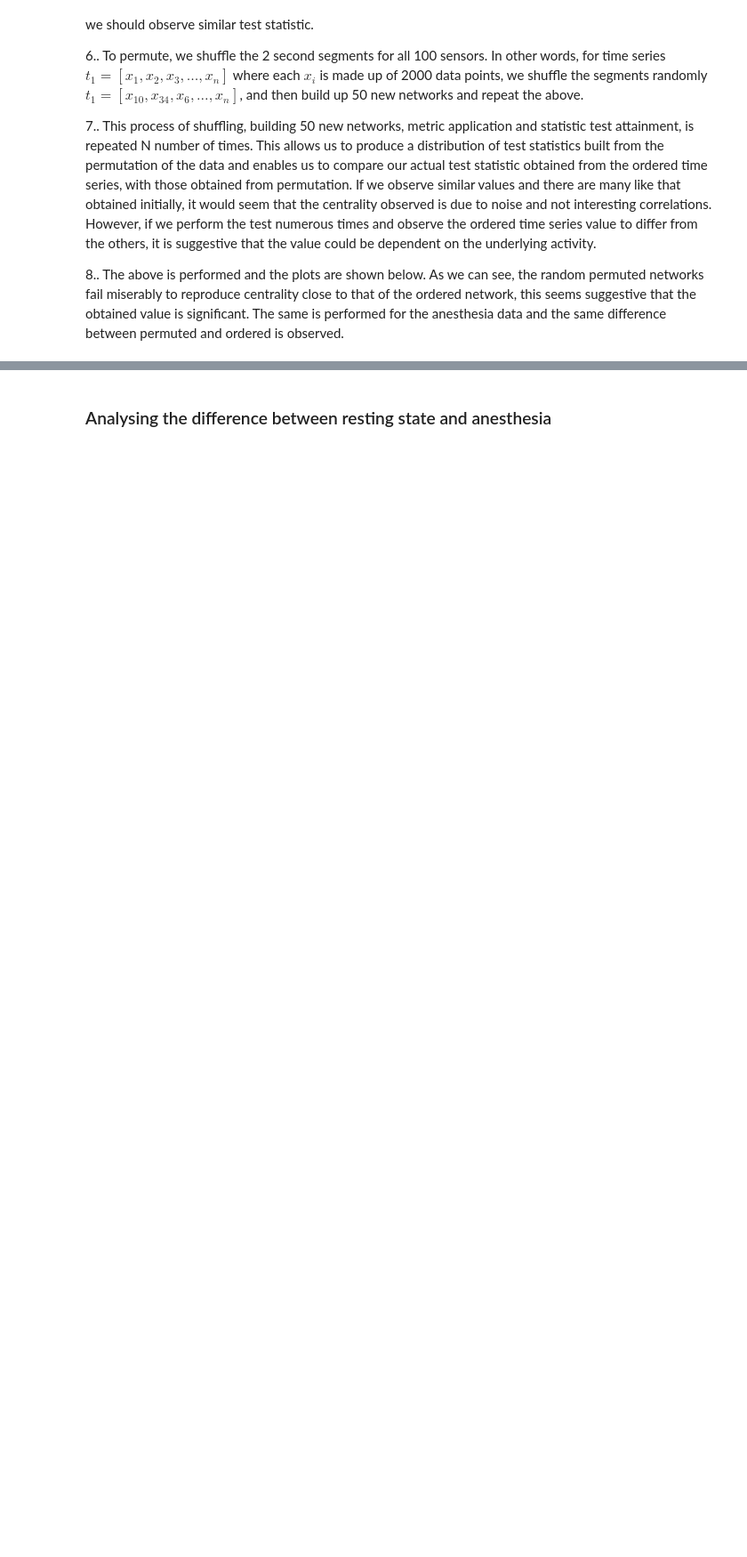
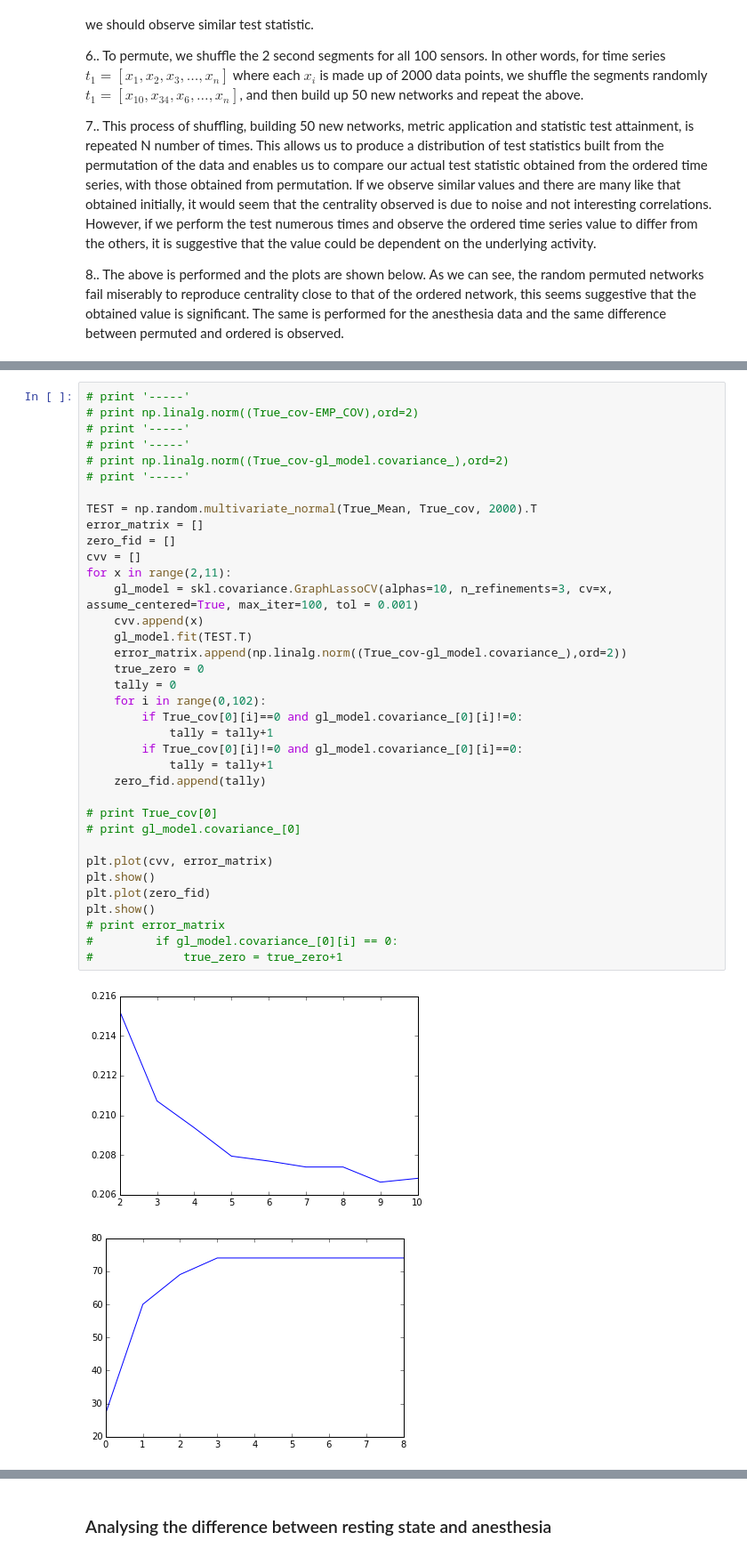
Before and after one commit to Rick-E/Honours, a Jupyter notebook: research_report/python_code/Honours_Data_Pipeline.ipynb, the cells around one changed output, grey strips where cells are left out. Shown: that part at 89% size. Saved outputs shown, nothing was run; the diff lists cells and outputs as text; blank space fills up the shorter version.

```diff
--- a/research_report/python_code/Honours_Data_Pipeline.ipynb
+++ b/research_report/python_code/Honours_Data_Pipeline.ipynb
@@ -116,0 +328,39 @@ The below plots of mean degree centrality are generated as follows:
+# %%
+# print '-----'
+# print np.linalg.norm((True_cov-EMP_COV),ord=2)
+# print '-----'
+# print '-----'
+# print np.linalg.norm((True_cov-gl_model.covariance_),ord=2)
+# print '-----'
+
+TEST = np.random.multivariate_normal(True_Mean, True_cov, 2000).T
+error_matrix = []
+zero_fid = []
+cvv = []
+for x in range(2,11):
+    gl_model = skl.covariance.GraphLassoCV(alphas=10, n_refinements=3, cv=x, assume_centered=True, max_iter=100, tol = 0.001)
+    cvv.append(x)
+    gl_model.fit(TEST.T)
+    error_matrix.append(np.linalg.norm((True_cov-gl_model.covariance_),ord=2))
+    true_zero = 0
+    tally = 0
+    for i in range(0,102):
+        if True_cov[0][i]==0 and gl_model.covariance_[0][i]!=0:
+            tally = tally+1
+        if True_cov[0][i]!=0 and gl_model.covariance_[0][i]==0:
+            tally = tally+1
+    zero_fid.append(tally)
+
+# print True_cov[0]
+# print gl_model.covariance_[0]
+
+plt.plot(cvv, error_matrix)
+plt.show()
+plt.plot(zero_fid)
+plt.show()
+# print error_matrix
+#         if gl_model.covariance_[0][i] == 0:
+#             true_zero = true_zero+1
+# %% [output]
+[figure, added]
+[figure, added]
```
Also changed, not shown: parts of 79 cells of this notebook, 1 other file.
